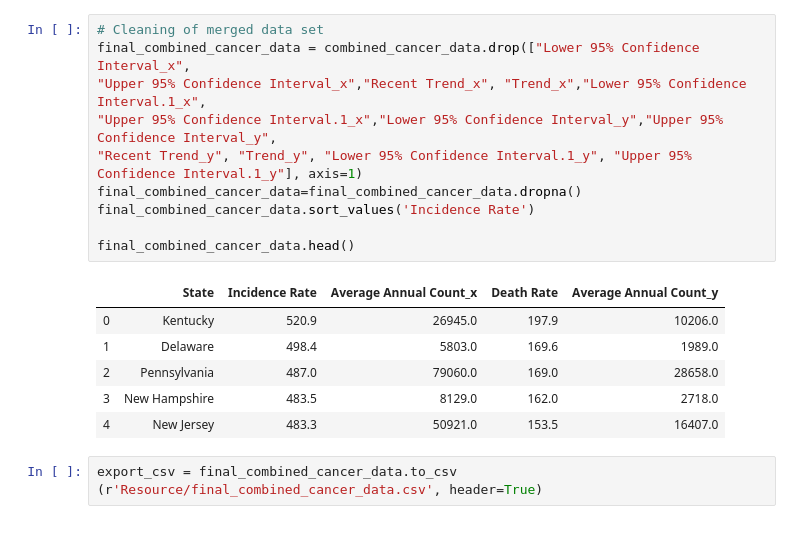
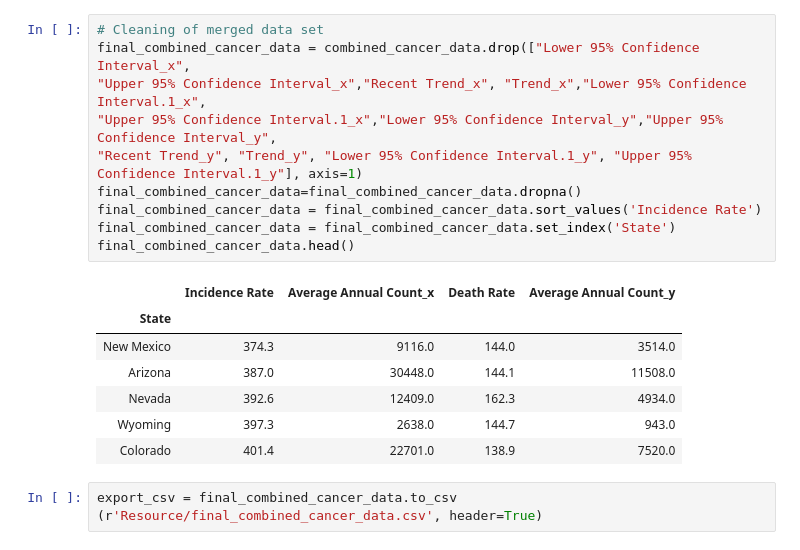
Before and after one commit to settinge/Cancer-and-Nonbiological-Variables, a Jupyter notebook: Statewiseonly.ipynb, the cells around one changed output. Drawn from its saved outputs; the diff is of its cells as text.

```diff
--- a/Statewiseonly.ipynb
+++ b/Statewiseonly.ipynb
@@ -111,19 +111,20 @@ combined_cancer_data.head()
 # %%
 # Cleaning of merged data set
 final_combined_cancer_data = combined_cancer_data.drop(["Lower 95% Confidence Interval_x",
 "Upper 95% Confidence Interval_x","Recent Trend_x", "Trend_x","Lower 95% Confidence Interval.1_x",
 "Upper 95% Confidence Interval.1_x","Lower 95% Confidence Interval_y","Upper 95% Confidence Interval_y",
 "Recent Trend_y", "Trend_y", "Lower 95% Confidence Interval.1_y", "Upper 95% Confidence Interval.1_y"], axis=1)
 final_combined_cancer_data=final_combined_cancer_data.dropna()
-final_combined_cancer_data.sort_values('Incidence Rate')
-
+final_combined_cancer_data = final_combined_cancer_data.sort_values('Incidence Rate')
+final_combined_cancer_data = final_combined_cancer_data.set_index('State')
 final_combined_cancer_data.head()
 # %% [output]
-|  | State | Incidence Rate | Average Annual Count_x | Death Rate | Average Annual Count_y |
-| 0 | Kentucky | 520.9 | 26945.0 | 197.9 | 10206.0 |
-| 1 | Delaware | 498.4 | 5803.0 | 169.6 | 1989.0 |
-| 2 | Pennsylvania | 487.0 | 79060.0 | 169.0 | 28658.0 |
-| 3 | New Hampshire | 483.5 | 8129.0 | 162.0 | 2718.0 |
-| 4 | New Jersey | 483.3 | 50921.0 | 153.5 | 16407.0 |
+|  | Incidence Rate | Average Annual Count_x | Death Rate | Average Annual Count_y |
+| State |  |  |  |  |
+| New Mexico | 374.3 | 9116.0 | 144.0 | 3514.0 |
+| Arizona | 387.0 | 30448.0 | 144.1 | 11508.0 |
+| Nevada | 392.6 | 12409.0 | 162.3 | 4934.0 |
+| Wyoming | 397.3 | 2638.0 | 144.7 | 943.0 |
+| Colorado | 401.4 | 22701.0 | 138.9 | 7520.0 |
 # %%
 export_csv = final_combined_cancer_data.to_csv (r'Resource/final_combined_cancer_data.csv', header=True)
```
Also changed, not shown: parts of 4 cells of this notebook, 7 other files.
